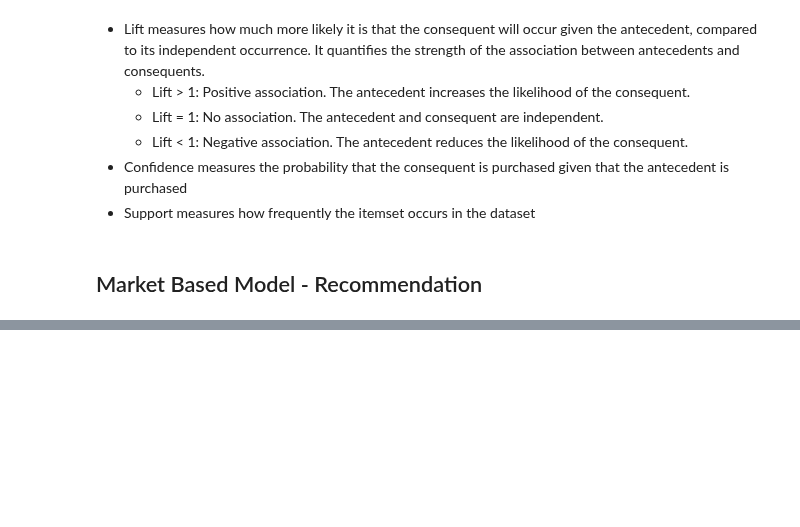
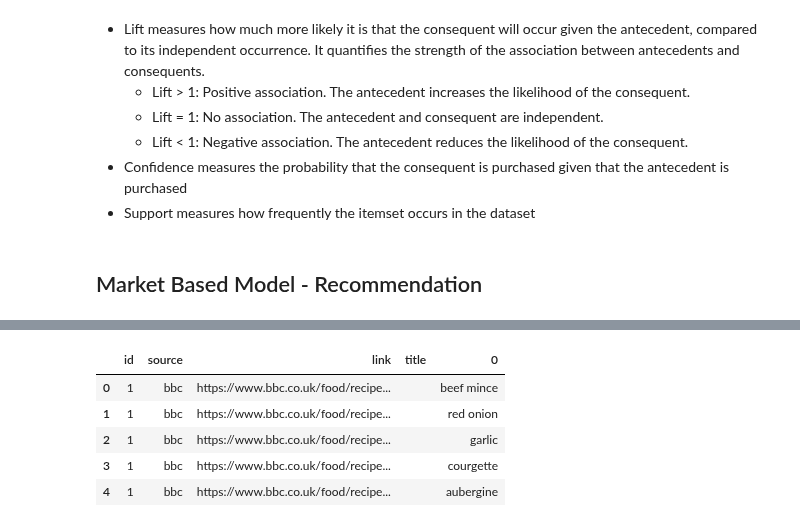
Before and after one commit to AfonsoCunha22/ComputationalToolsProject, a Jupyter notebook: similar_products.ipynb, the cells around one changed output, grey strips where cells are left out. Cells and saved outputs as stored; diff of their text form; code cells hidden in the pictures; blank space fills up the shorter version.

```diff
--- a/similar_products.ipynb
+++ b/similar_products.ipynb
@@ -501,0 +525,10 @@ df.head()
+# %%
+recipes_df = pd.read_csv("data/recipes_data.csv")
+recipes_df.head()
+# %% [output]
+|  | id | source | link | title | 0 |
+| 0 | 1 | bbc | https://www.bbc.co.uk/food/recipe... |  | beef mince |
+| 1 | 1 | bbc | https://www.bbc.co.uk/food/recipe... |  | red onion |
+| 2 | 1 | bbc | https://www.bbc.co.uk/food/recipe... |  | garlic |
+| 3 | 1 | bbc | https://www.bbc.co.uk/food/recipe... |  | courgette |
+| 4 | 1 | bbc | https://www.bbc.co.uk/food/recipe... |  | aubergine |
```
Also changed, not shown: parts of 48 cells of this notebook.
